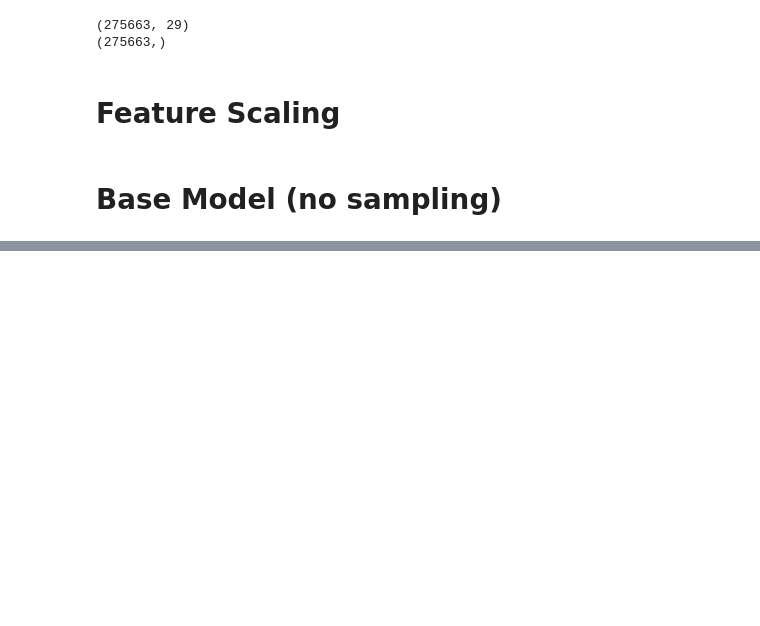
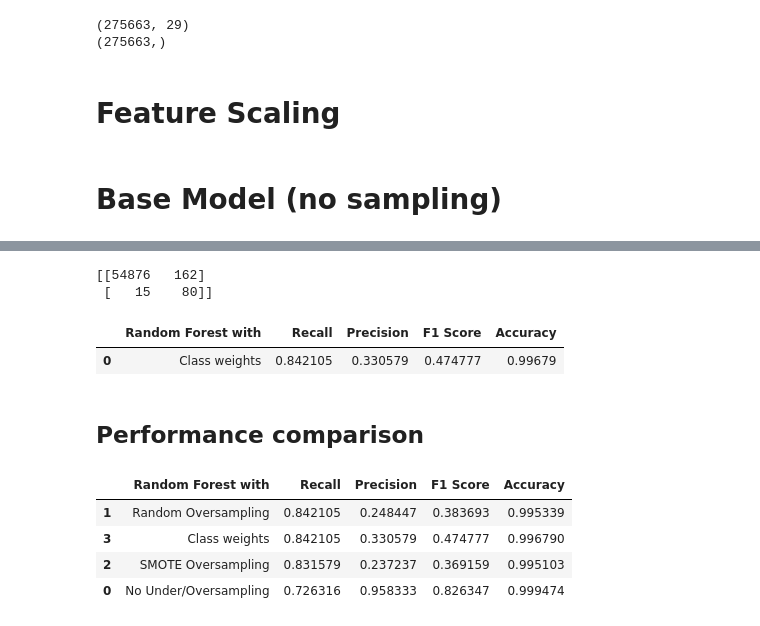
Before and after one commit to sathvik-ujwal/Credit-Card-Fraud-Detection, a Jupyter notebook: main.ipynb, the cells around one changed output, grey strips where cells are left out. Saved outputs shown, nothing was run; the diff lists cells and outputs as text; code cells hidden in the pictures; blank space fills up the shorter version.

```diff
--- a/main.ipynb
+++ b/main.ipynb
@@ -161,0 +410,32 @@ Accuracy 0.9994558612809026
+# %%
+cm = confusion_matrix(y_test, y_pred)
+
+grid_rfb_Recall = recall_score(y_test, y_pred)
+grid_rfb_Precision = precision_score(y_test, y_pred)
+grid_rfb_f1 = f1_score(y_test, y_pred)
+grid_rfb_accuracy = accuracy_score(y_test, y_pred)
+
+print(cm)
+# %% [output]
+[[54876   162]
+ [   15    80]]
+# %%
+ndf = [(grid_rfb_Recall, grid_rfb_Precision, grid_rfb_f1, grid_rfb_accuracy)]
+
+grid_rfb_score = pd.DataFrame(data = ndf, columns=['Recall','Precision','F1 Score', 'Accuracy'])
+grid_rfb_score.insert(0, 'Random Forest with', 'Class weights')
+grid_rfb_score
+# %% [output]
+|  | Random Forest with | Recall | Precision | F1 Score | Accuracy |
+| 0 | Class weights | 0.842105 | 0.330579 | 0.474777 | 0.99679 |
+# %% [markdown]
+## Performance comparison
+# %%
+predictions = pd.concat([rf_score, over_rf_score, smote_rf_score, grid_rfb_score], ignore_index=True, sort=False)
+predictions.sort_values(by=['Recall'], ascending=False)
+# %% [output]
+|  | Random Forest with | Recall | Precision | F1 Score | Accuracy |
+| 1 | Random Oversampling | 0.842105 | 0.248447 | 0.383693 | 0.995339 |
+| 3 | Class weights | 0.842105 | 0.330579 | 0.474777 | 0.996790 |
+| 2 | SMOTE Oversampling | 0.831579 | 0.237237 | 0.369159 | 0.995103 |
+| 0 | No Under/Oversampling | 0.726316 | 0.958333 | 0.826347 | 0.999474 |
```
Also changed, not shown: parts of 40 cells of this notebook.
